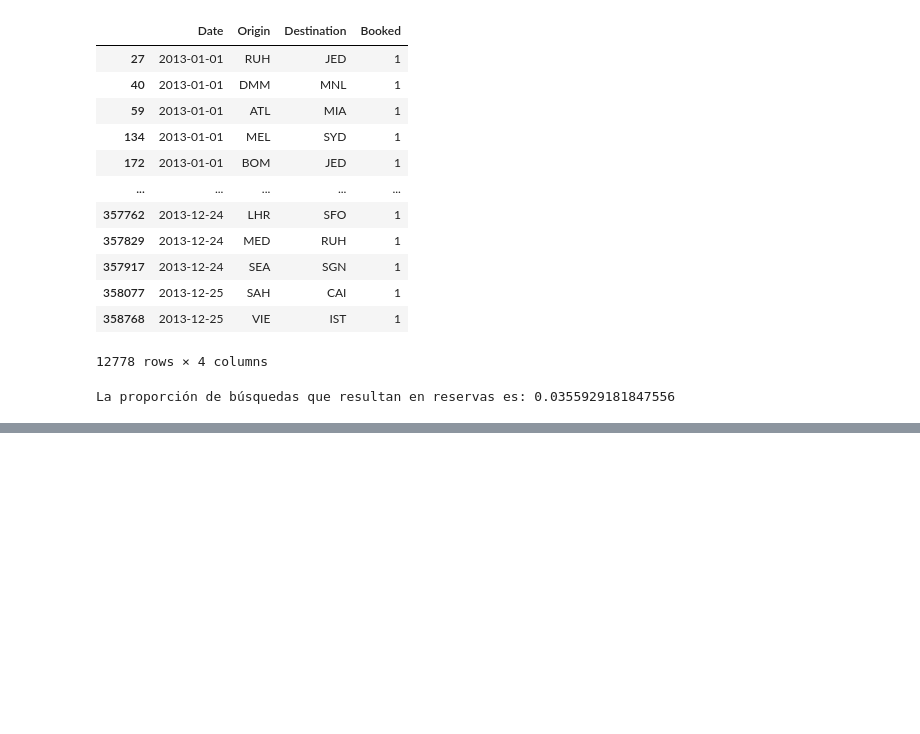
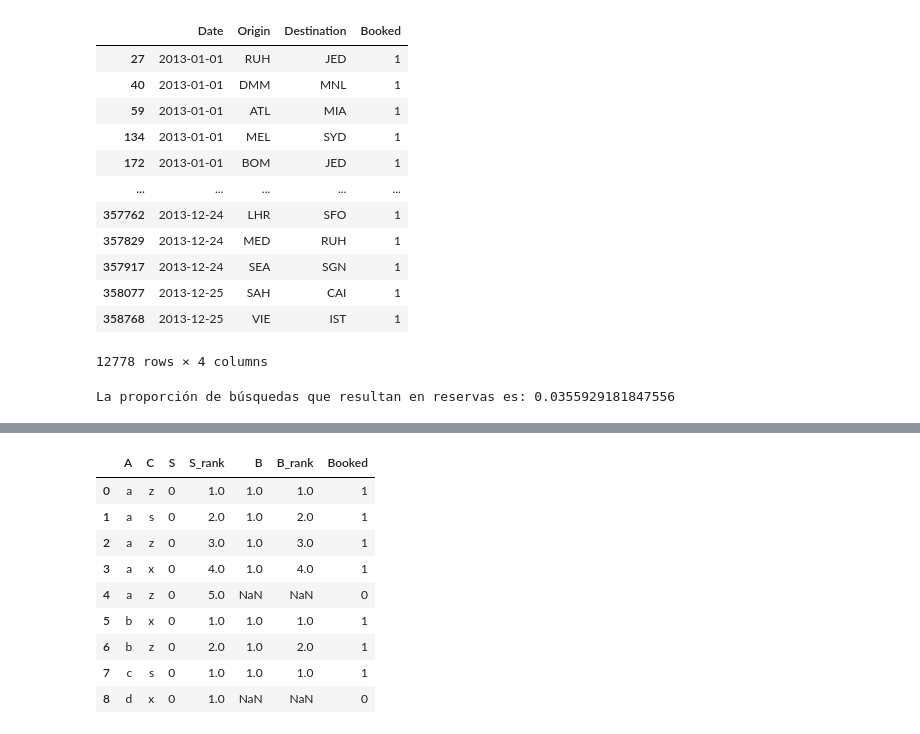
Before and after one commit to bdeotto/reto_Amadeus, a Jupyter notebook: reto_Amadeus.ipynb, the cells around one changed output, grey strips where cells are left out. Saved outputs shown, nothing was run; the diff lists cells and outputs as text; code cells hidden in the pictures; blank space fills up the shorter version.

Commit message:
Ejercicio 4: procedimiento alternativo (estructura básica)

```diff
--- a/reto_Amadeus.ipynb
+++ b/reto_Amadeus.ipynb
@@ -1400,0 +1595,8 @@ La proporción de búsquedas que resultan en reservas es: 0.0355929181847556
+# %%
+# Ilustración del procedimiento básico.
+
+# Crea 'S_index': antiguo índice (ordenada), servirá para evitar empates al numerar ocurrencias (búsquedas) para cada valor de 'A'
+
+df_toyse.reset_index(inplace=True)
+df_toyse.rename(columns={'index':'S_index'},inplace=True)
+df_toyse
@@ -1400,0 +1614,8 @@ La proporción de búsquedas que resultan en reservas es: 0.0355929181847556
+# %%
+# Ilustración del procedimiento básico.
+
+# El groupby transforma 'S_index' en un ranking de ocurrencias (búsquedas) para cada valor de 'A' (columnas relevantes para merge)
+
+df_aux=df_toyse[['A','S_index']].groupby(['A']).rank()
+df_aux.rename (columns={'S_index':'S_rank'},inplace=True)
+df_aux
@@ -1400,0 +1633,7 @@ La proporción de búsquedas que resultan en reservas es: 0.0355929181847556
+# %%
+# Ilustración del procedimiento básico.
+
+# Incorpora el ranking al df.
+
+df_toyse=pd.concat([df_toyse,df_aux],axis=1)
+df_toyse
@@ -1400,0 +1670,9 @@ La proporción de búsquedas que resultan en reservas es: 0.0355929181847556
+# %%
+# Ilustración del procedimiento básico.
+
+# Merge: solo casan las filas que coinciden en 'A' y en posicion (rank) en bookings y searches
+# La 5ª búsqueda 'a' no aparece reservada. Tampoco la búsqueda 'd.'
+# La 3ª reserva 'b' y la segunda 'c' no han casado con ninguna búsqueda.
+
+df_toysebo=df_toyse.merge(df_toybo,how='left',left_on=['A','S_rank'],right_on=['A','B_rank'])
+df_toysebo
@@ -1400,0 +1690,18 @@ La proporción de búsquedas que resultan en reservas es: 0.0355929181847556
+# %%
+# Ilustración del procedimiento básico.
+
+# Construimos columna 'Booked'.
+
+df_toysebo['Booked']=df_toysebo['B'].fillna(0).astype('int')
+df_toysebo
+# %% [output]
+|  | A | C | S | S_rank | B | B_rank | Booked |
+| 0 | a | z | 0 | 1.0 | 1.0 | 1.0 | 1 |
+| 1 | a | s | 0 | 2.0 | 1.0 | 2.0 | 1 |
+| 2 | a | z | 0 | 3.0 | 1.0 | 3.0 | 1 |
+| 3 | a | x | 0 | 4.0 | 1.0 | 4.0 | 1 |
+| 4 | a | z | 0 | 5.0 | NaN | NaN | 0 |
+| 5 | b | x | 0 | 1.0 | 1.0 | 1.0 | 1 |
+| 6 | b | z | 0 | 2.0 | 1.0 | 2.0 | 1 |
+| 7 | c | s | 0 | 1.0 | 1.0 | 1.0 | 1 |
+| 8 | d | x | 0 | 1.0 | NaN | NaN | 0 |
```
Also changed, not shown: parts of 18 cells of this notebook.
